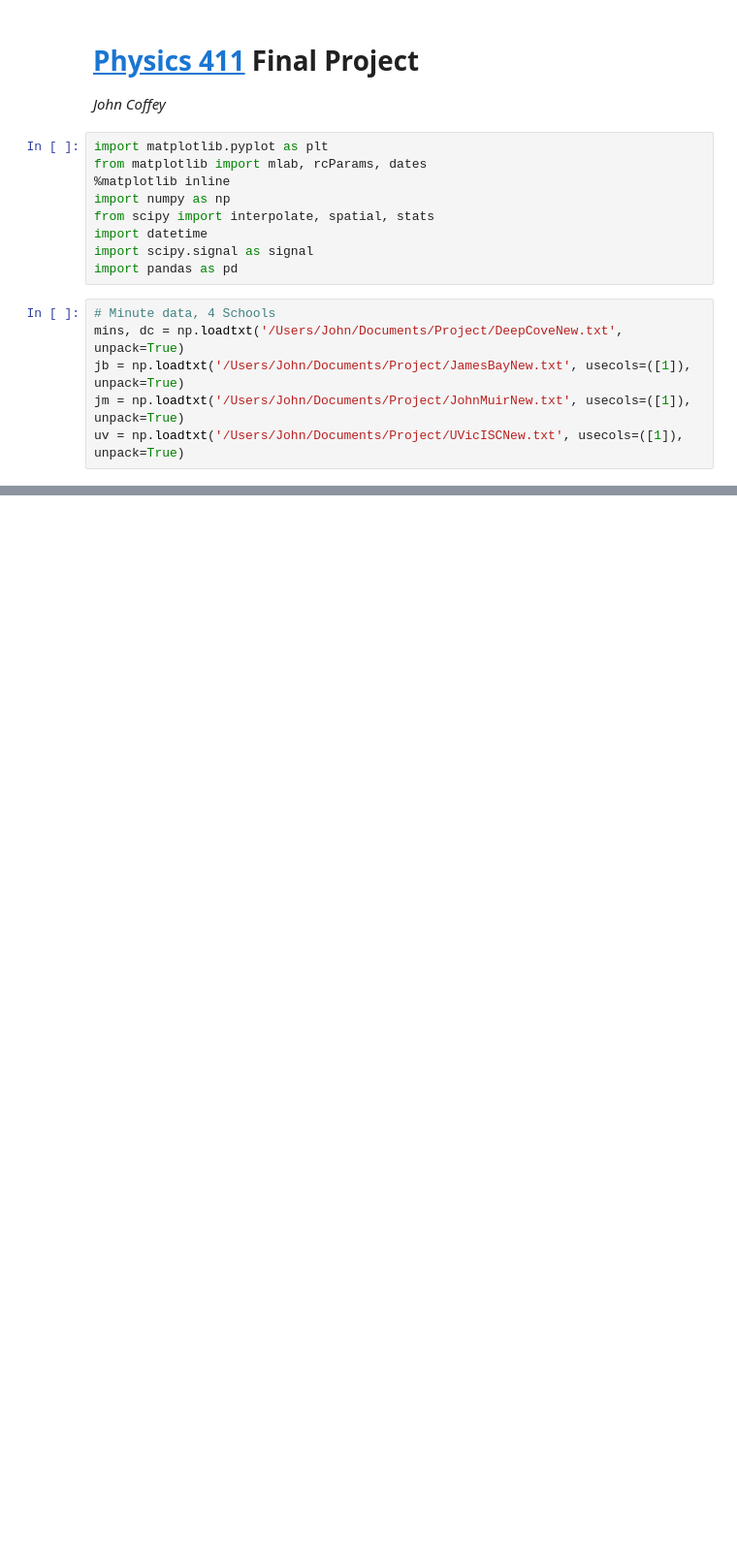
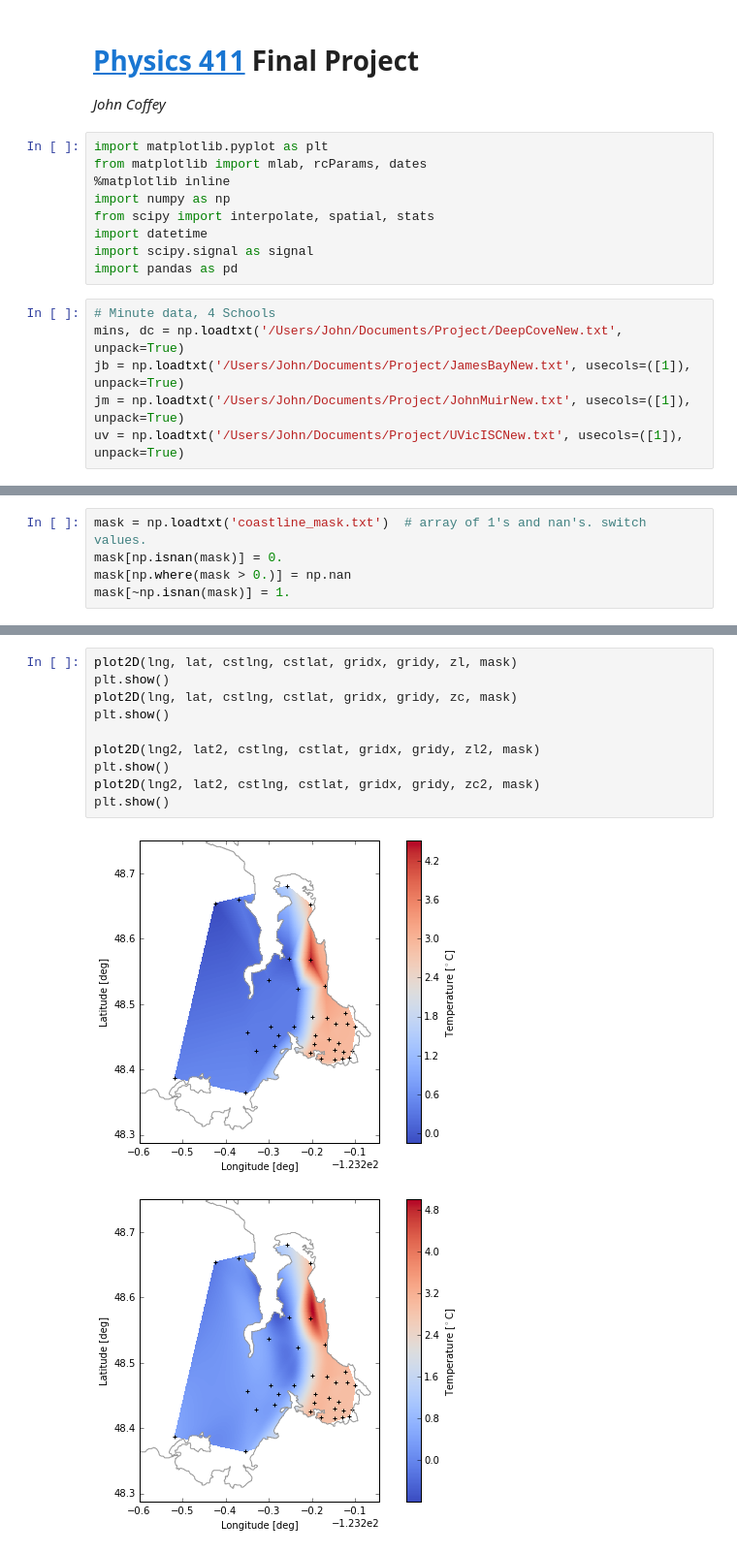
Before and after one commit to ingosh/Phy411Assignments, a Jupyter notebook: Project.ipynb, the cells around one changed output, grey strips where cells are left out. Shown at 97% size. Cells and saved outputs as stored; diff of their text form; blank space fills up the shorter version.

```diff
--- a/Project.ipynb
+++ b/Project.ipynb
@@ -30,0 +137,5 @@ lat = hourdata[:,1:2][:,0]
+# %%
+mask = np.loadtxt('coastline_mask.txt')  # array of 1's and nan's. switch values.
+mask[np.isnan(mask)] = 0.
+mask[np.where(mask > 0.)] = np.nan
+mask[~np.isnan(mask)] = 1.
@@ -51,0 +172,13 @@ ValueError: Wrong number of columns at line 219
+# %%
+plot2D(lng, lat, cstlng, cstlat, gridx, gridy, zl, mask)
+plt.show()
+plot2D(lng, lat, cstlng, cstlat, gridx, gridy, zc, mask)
+plt.show()
+
+plot2D(lng2, lat2, cstlng, cstlat, gridx, gridy, zl2, mask)
+plt.show()
+plot2D(lng2, lat2, cstlng, cstlat, gridx, gridy, zc2, mask)
+plt.show()
+# %% [output]
+[figure, added]
+[figure, added]
```
Also changed, not shown: parts of 18 cells of this notebook, 1 other file.
